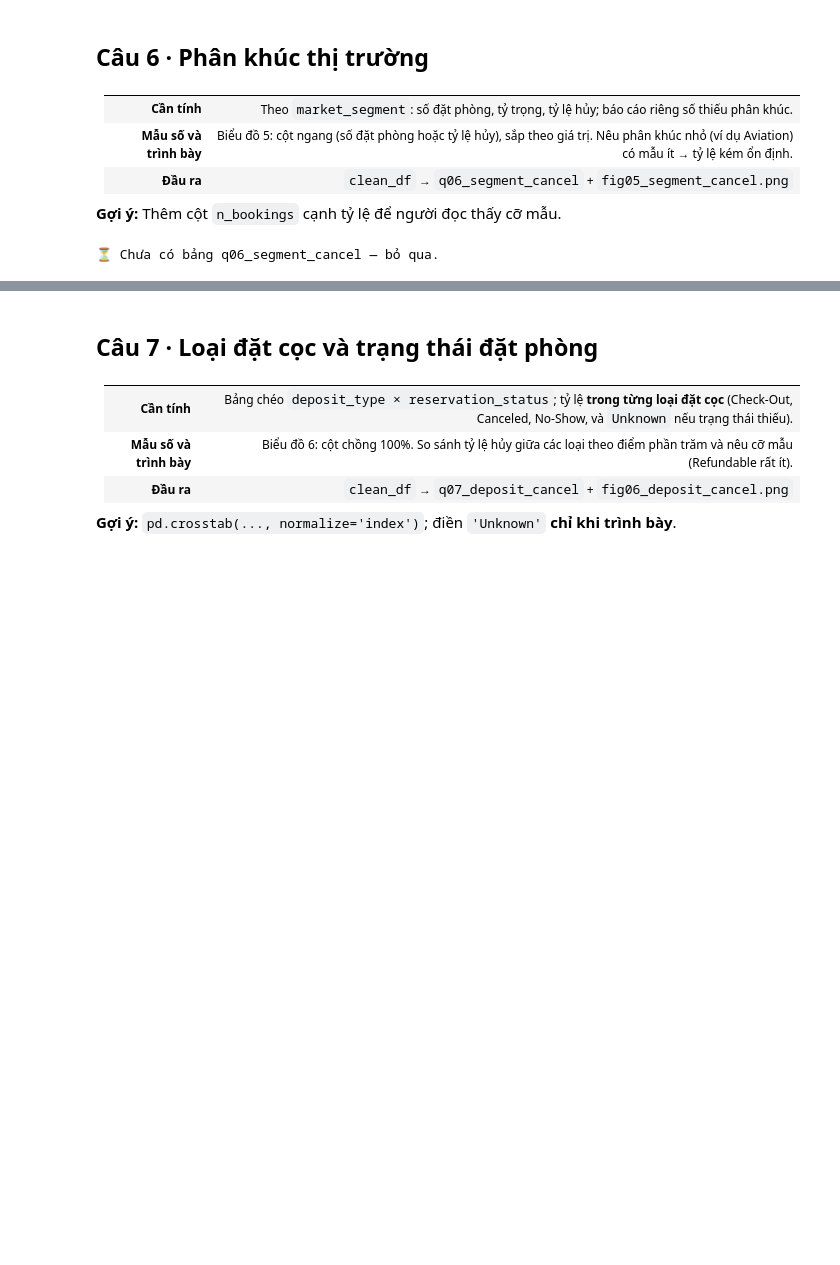
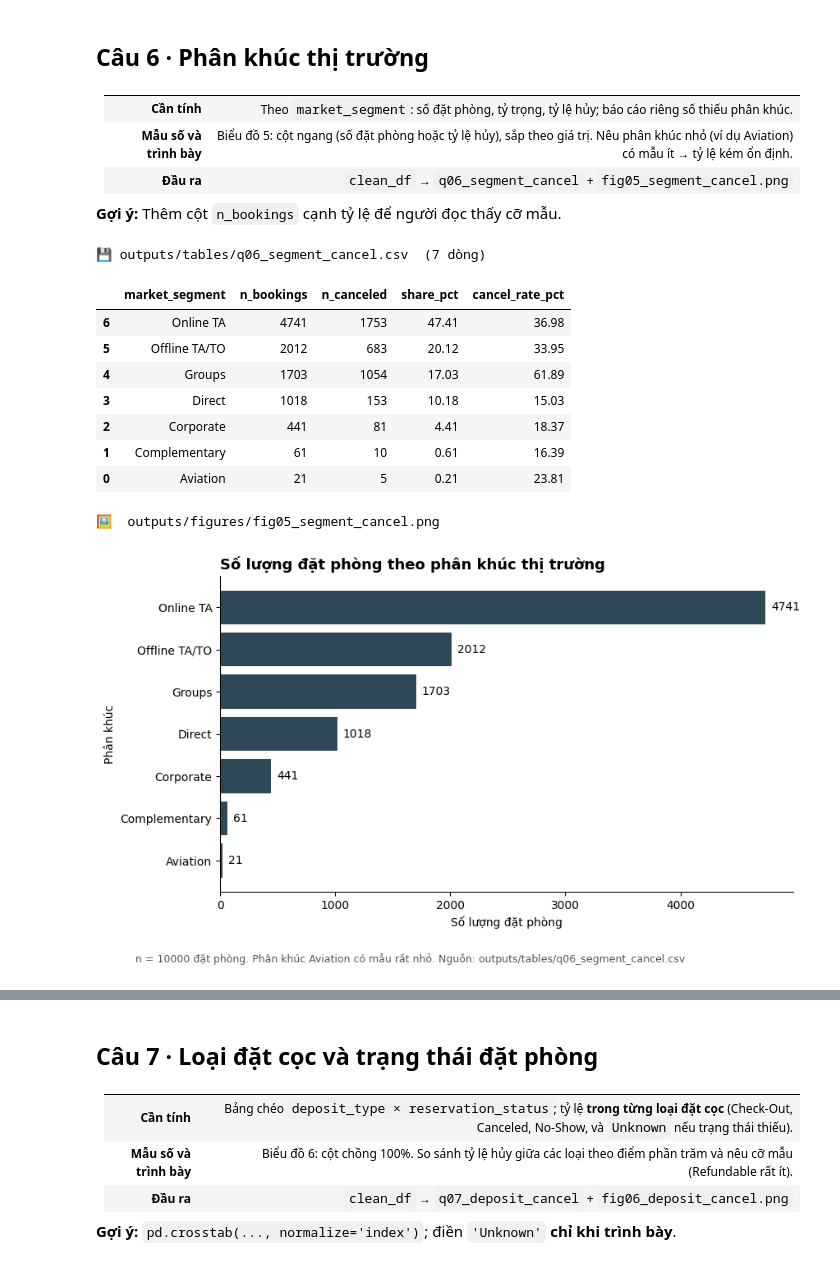
Before and after one commit to hanhathuy/hotel-booking-analysis, a Jupyter notebook: hotel_student_starter.ipynb, the cells around one changed output, grey strips where cells are left out. Saved outputs shown, nothing was run; the diff lists cells and outputs as text; code cells hidden in the pictures; blank space fills up the shorter version.

```diff
--- a/hotel_student_starter.ipynb
+++ b/hotel_student_starter.ipynb
@@ -1407,7 +1382,7 @@ INT_RULES = {
 # 1. Xử lý các cột số nguyên (ép kiểu Int64)
 for col, (lo, hi) in INT_RULES.items():
     # Loại bỏ hậu tố chữ (như 'nights') và khoảng trắng thừa
-    s_cleaned = df[col].astype(str).str.replace(r'\s*night?$', '', regex=True).str.strip()
+    s_cleaned = df[col].astype(str).str.replace(r'\s*nights?$', '', regex=True).str.strip()
 
     # Bọc qua pd.Series để đảm bảo numeric_s luôn là dạng Series chuẩn
     numeric_s = pd.Series(pd.to_numeric(s_cleaned, errors="coerce"))
@@ -1994,20 +2434,48 @@ False
 | **Đầu ra** | `clean_df` → `q06_segment_cancel` + `fig05_segment_cancel.png` |
 
 **Gợi ý:** Thêm cột `n_bookings` cạnh tỷ lệ để người đọc thấy cỡ mẫu.
-# %%
-q06 = None   # TODO: bảng q06_segment_cancel
-
-save_table(q06, 'q06_segment_cancel')
-
-# TODO: vẽ biểu đồ — mẫu:
-# fig, ax = plt.subplots(figsize=FIGSIZE)
-# ...
-# finish_chart(ax, 'Tiêu đề nói rõ đại lượng, nhóm, giai đoạn', 'Trục x (đơn vị)', 'Trục y (đơn vị)',
-#              note='n = … đặt phòng; loại … vì …. Nguồn: outputs/tables/q06_segment_cancel.csv')
-# save_fig(fig, 'fig05_segment_cancel')
-# plt.show()
-# %% [output]
-⏳ Chưa có bảng q06_segment_cancel — bỏ qua.
+# %%
+# 1. Tính toán bảng q06_segment_cancel
+segment_df = clean_df.copy()
+q06 = segment_df.groupby('market_segment').agg(
+    n_bookings=('booking_id', 'count'),
+    n_canceled=('is_canceled', 'sum')
+).reset_index()
+
+# Tính tỷ trọng (% share) và tỷ lệ hủy (% cancel_rate)
+q06['share_pct'] = (q06['n_bookings'] / len(segment_df) * 100).round(2)
+q06['cancel_rate_pct'] = (q06['n_canceled'] / q06['n_bookings'] * 100).round(2)
+q06 = q06.sort_values('n_bookings', ascending=False)
+
+save_table(q06, 'q06_segment_cancel')
+display(q06)
+# 2. Vẽ biểu đồ fig05_segment_cancel
+fig, ax = plt.subplots(figsize=FIGSIZE)
+q06_plot = q06.sort_values('n_bookings', ascending=True)
+bars = ax.barh(q06_plot["market_segment"], q06_plot["n_bookings"], color="#2F4858")
+ax.bar_label(bars, padding=5)
+finish_chart(
+    ax,
+    'Số lượng đặt phòng theo phân khúc thị trường',
+    'Số lượng đặt phòng',
+    'Phân khúc',
+    note=f"n = {len(segment_df)} đặt phòng. Phân khúc Aviation có mẫu rất nhỏ. Nguồn: outputs/tables/q06_segment_cancel.csv"
+)
+
+save_fig(fig, 'fig05_segment_cancel')
+plt.show()
+# %% [output]
+💾 outputs/tables/q06_segment_cancel.csv  (7 dòng)
+|  | market_segment | n_bookings | n_canceled | share_pct | cancel_rate_pct |
+| 6 | Online TA | 4741 | 1753 | 47.41 | 36.98 |
+| 5 | Offline TA/TO | 2012 | 683 | 20.12 | 33.95 |
+| 4 | Groups | 1703 | 1054 | 17.03 | 61.89 |
+| 3 | Direct | 1018 | 153 | 10.18 | 15.03 |
+| 2 | Corporate | 441 | 81 | 4.41 | 18.37 |
+| 1 | Complementary | 61 | 10 | 0.61 | 16.39 |
+| 0 | Aviation | 21 | 5 | 0.21 | 23.81 |
+🖼️  outputs/figures/fig05_segment_cancel.png
+[figure, added]
 # %%
 check('q06_segment_cancel đã được tạo', lambda: q06 is not None and len(q06) > 0)
 check('Đã lưu fig05_segment_cancel.png', lambda: (OUTPUT_DIR / 'figures' / 'fig05_segment_cancel.png').exists())
```
Also changed, not shown: parts of 46 cells of this notebook.
